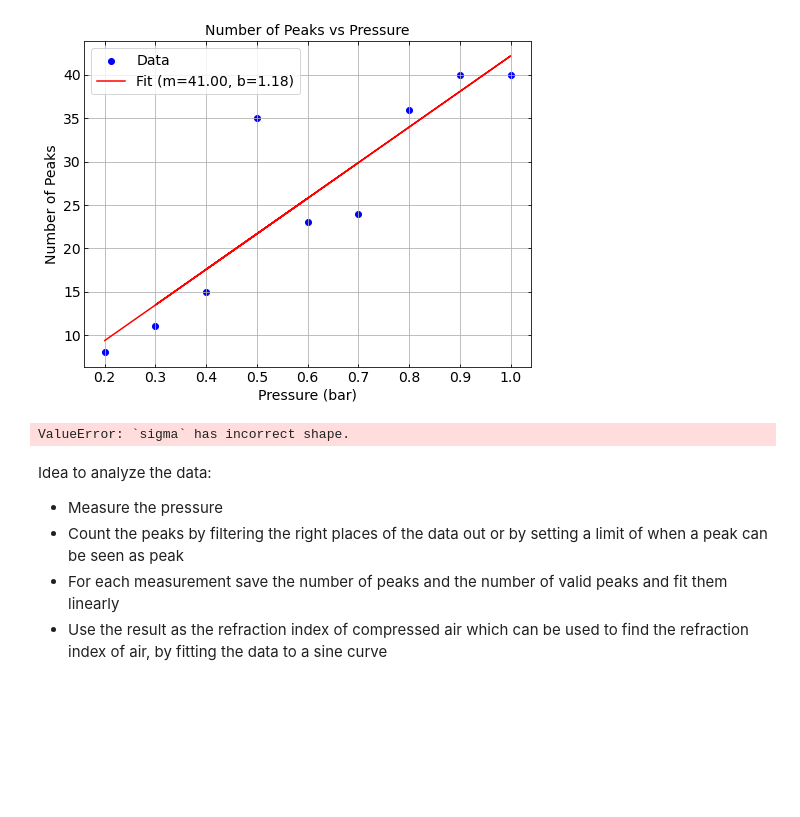
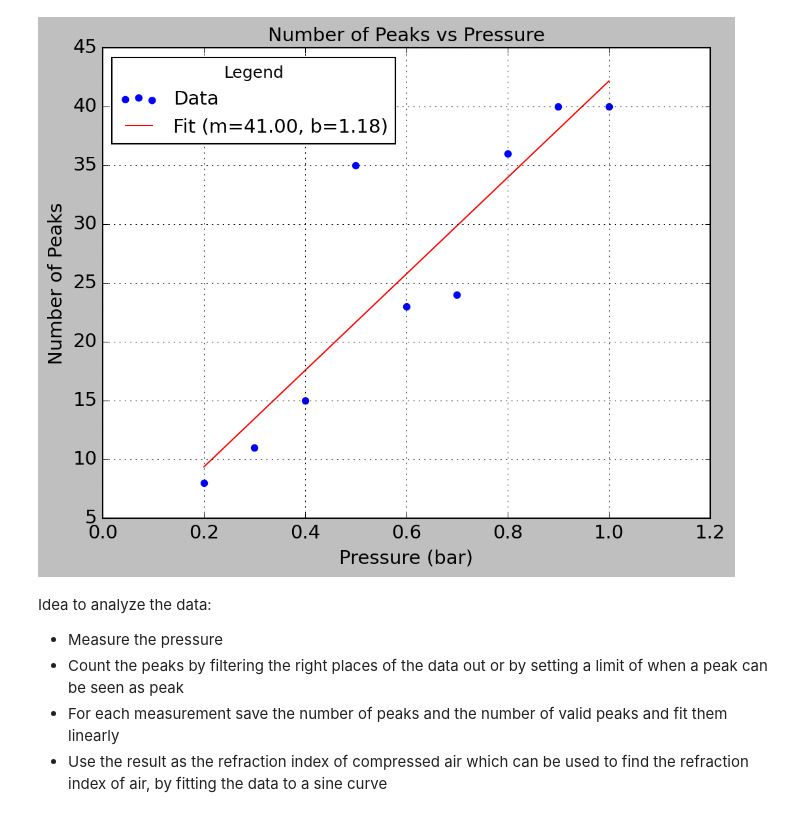
Before and after one commit to StefanStringer/ExperimentalBoyzWSL, a Jupyter notebook: Exercise_3/fuck_me.ipynb, the cells around one changed output. Saved outputs shown, nothing was run; the diff lists cells and outputs as text; code cells hidden in the pictures; blank space fills up the shorter version.

```diff
--- a/Exercise_3/fuck_me.ipynb
+++ b/Exercise_3/fuck_me.ipynb
@@ -191,51 +191,31 @@ Number of peaks: 36
 # %%
 
 
 # Function for linear fit
 def linear(x, m, b):
     return m * np.array(x) + b
 
 #Some guess lol
 p0 = [30, 1.017]
 
 # Perform linear fit
 popt, pcov = sp.curve_fit(linear, pressure_values, peaks_list, p0=p0)
 
 # Extracting slope and y-intercept
 slope, intercept = popt
 
 # Plotting
 plt.figure(figsize=(8, 6))
 plt.scatter(pressure_values, peaks_list, color='blue',marker = 'o', label='Data')
 plt.plot(pressure_values, linear(pressure_values, *popt), color='red', label=f'Fit (m={slope:.2f}, b={intercept:.2f})')
 plt.xlabel('Pressure (bar)')
 plt.ylabel('Number of Peaks')
 plt.title('Number of Peaks vs Pressure')
-plt.legend()
+plt.legend(title = 'Legend')
 plt.grid(True)
 plt.show()
 # %% [output]
-[figure, old version]
+[figure, new version]
-# %%
-# Plot peaks vs pressure
-pressure = np.array([0.2, 0.3, 0.4, 0.5, 0.6, 0.7, 0.8, 0.9, 1])
-
-# I think the result is ok. The three points, which are out of line, could be better. Maybe we can improve them by making the prominience argument better
-
-import scipy.optimize as sp
-
-def linear_fit(x, a, b):
-    return a * x + b
-
-popt, pcov = sp.curve_fit(linear_fit, pressure, peaks_list, p0 = [2, 0], sigma = 5, absolute_sigma = True)
-plt.plot(pressure, linear_fit(pressure, *popt), linestyle = '-', color = 'cyan', linewidth = 2)
-plt.errorbar(pressure, peaks_list, np.full(len(peaks_list), 100), np.full(len(pressure), 0.05), fmt = 'o', capsize = 3, ecolor = 'black',
-             color = 'tab:red')
-
-
-plt.style.use('classic')
-# %% [output]
-ValueError: `sigma` has incorrect shape.
 # %% [markdown]
 Idea to analyze the data:
 - Measure the pressure
```
Also changed, not shown: parts of 1 cell of this notebook.
